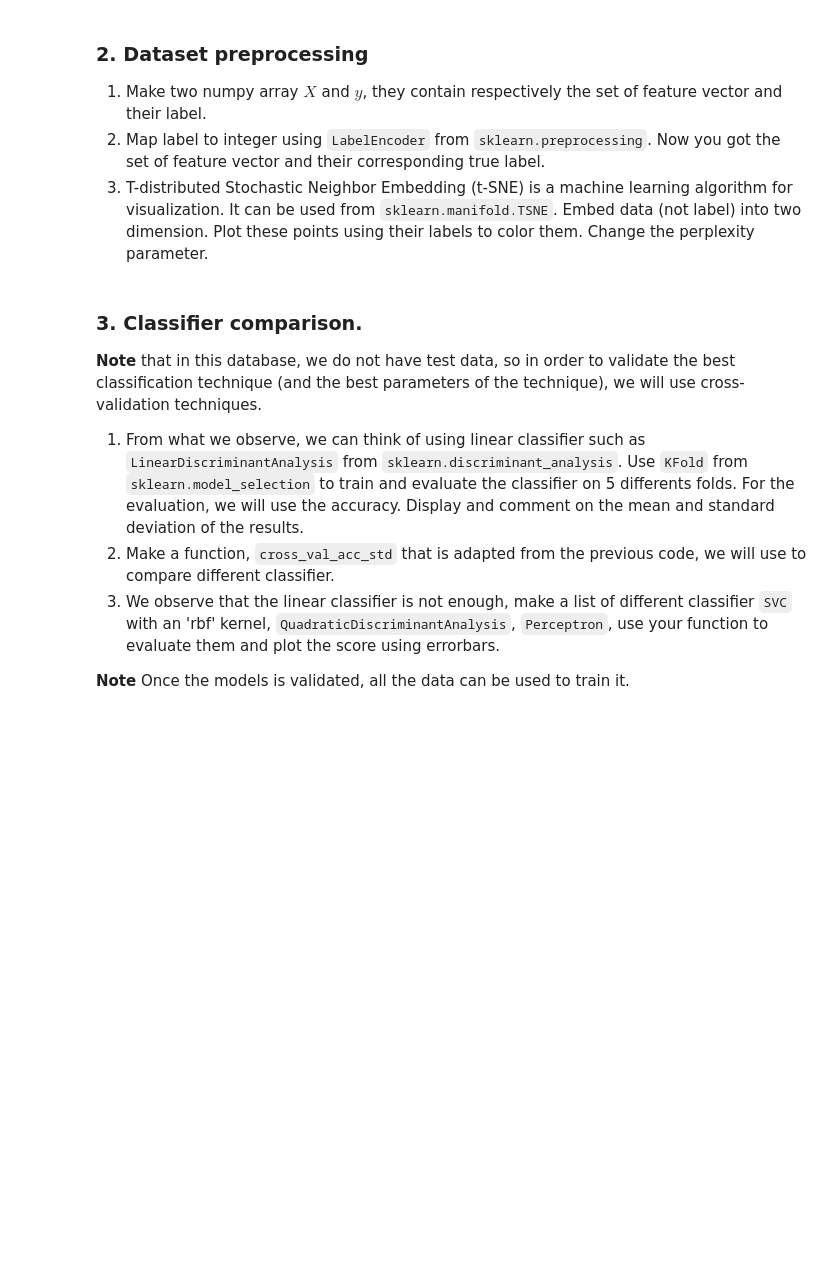
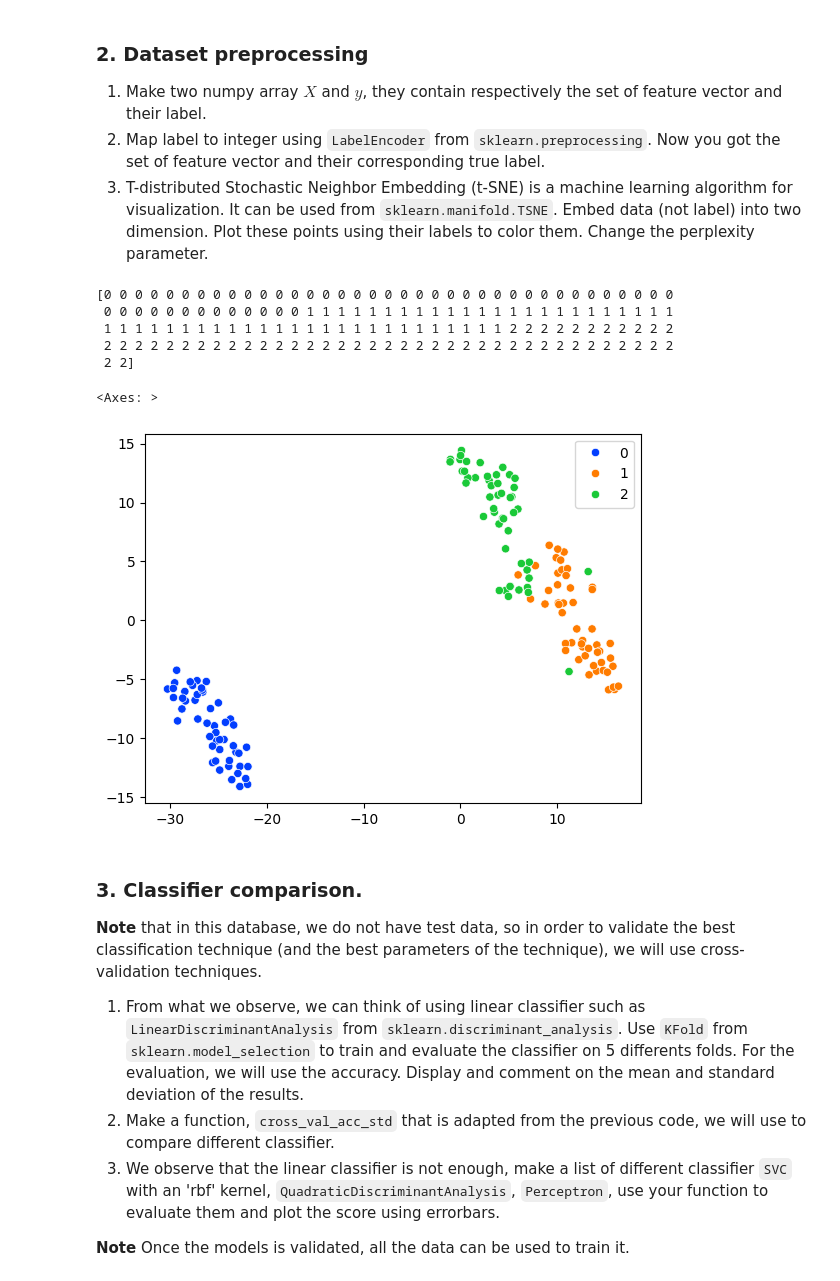
Before and after one commit to jmvilla12/apprentissage-supervise, a Jupyter notebook: week 01/TP1/Supervised_classification_TP1_template.ipynb, the cells around one changed output. Drawn from its saved outputs; the diff is of its cells as text; code cells hidden in the pictures; blank space fills up the shorter version.

```diff
--- a/week 01/TP1/Supervised_classification_TP1_template.ipynb
+++ b/week 01/TP1/Supervised_classification_TP1_template.ipynb
@@ -81,6 +83,23 @@ plt.show()
 1. Make two numpy array $X$ and $y$, they contain respectively the set of feature vector and their label.
 1. Map label to integer using `LabelEncoder` from `sklearn.preprocessing`. Now you got the set of feature vector and their corresponding true label.
 1. T-distributed Stochastic Neighbor Embedding (t-SNE) is a machine learning algorithm for visualization. It can be used from `sklearn.manifold.TSNE`. Embed data (not label) into two dimension. Plot these points using their labels to color them. Change the perplexity parameter.
+# %%
+enc = LabelEncoder()
+label_enconder = enc.fit(y)
+y = label_enconder.transform(y)
+print(y)
+# %% [output]
+[0 0 0 0 0 0 0 0 0 0 0 0 0 0 0 0 0 0 0 0 0 0 0 0 0 0 0 0 0 0 0 0 0 0 0 0 0
+ 0 0 0 0 0 0 0 0 0 0 0 0 0 1 1 1 1 1 1 1 1 1 1 1 1 1 1 1 1 1 1 1 1 1 1 1 1
+ 1 1 1 1 1 1 1 1 1 1 1 1 1 1 1 1 1 1 1 1 1 1 1 1 1 1 2 2 2 2 2 2 2 2 2 2 2
+ 2 2 2 2 2 2 2 2 2 2 2 2 2 2 2 2 2 2 2 2 2 2 2 2 2 2 2 2 2 2 2 2 2 2 2 2 2
+ 2 2]
+# %%
+X_embedded = TSNE(n_components=2, perplexity=20, learning_rate='auto', init='random').fit_transform(X)
+sns.scatterplot(x=X_embedded[:,0], y=X_embedded[:,1], hue=y, palette='bright')
+# %% [output]
+<Axes: >
+[figure, added]
 # %% [markdown]
 ### 3. Classifier comparison.
 __Note__ that in this database, we do not have test data, so in order to validate the best classification technique (and the best parameters of the technique), we will use cross-validation techniques.
```
Also changed, not shown: parts of 1 cell of this notebook.
